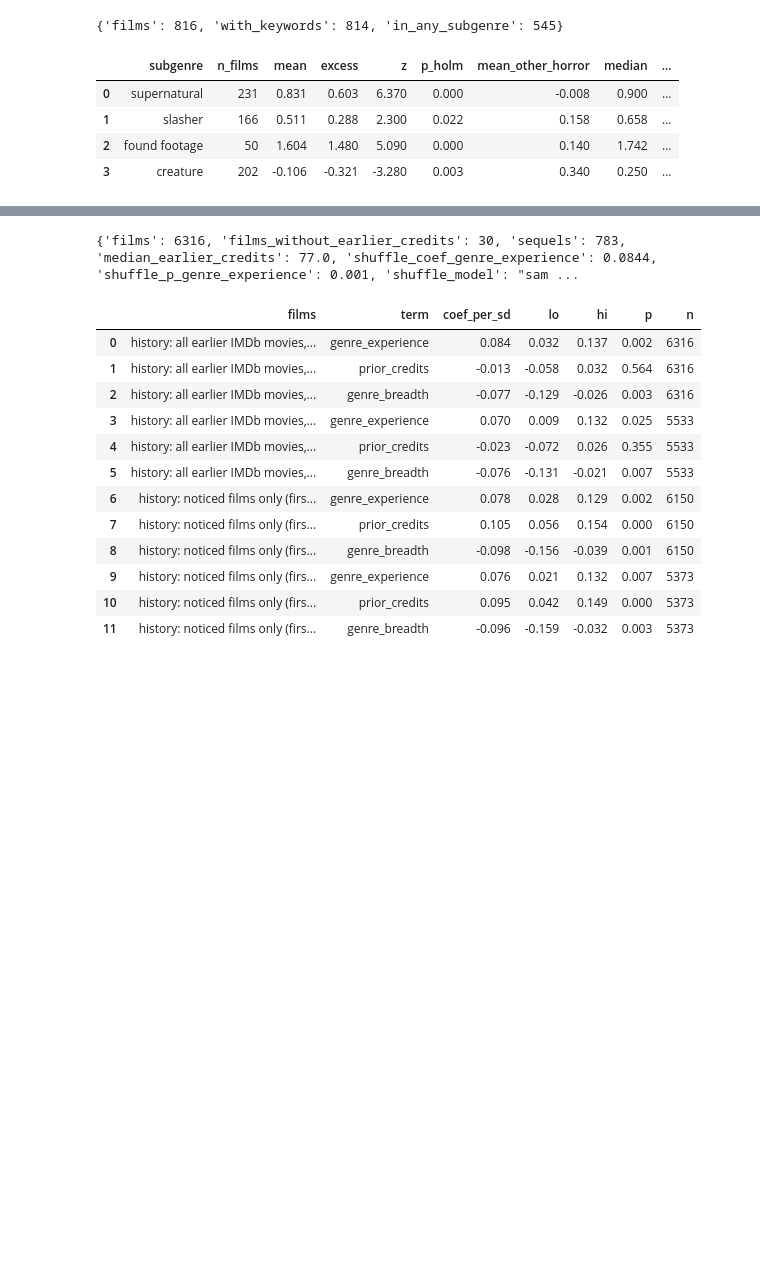
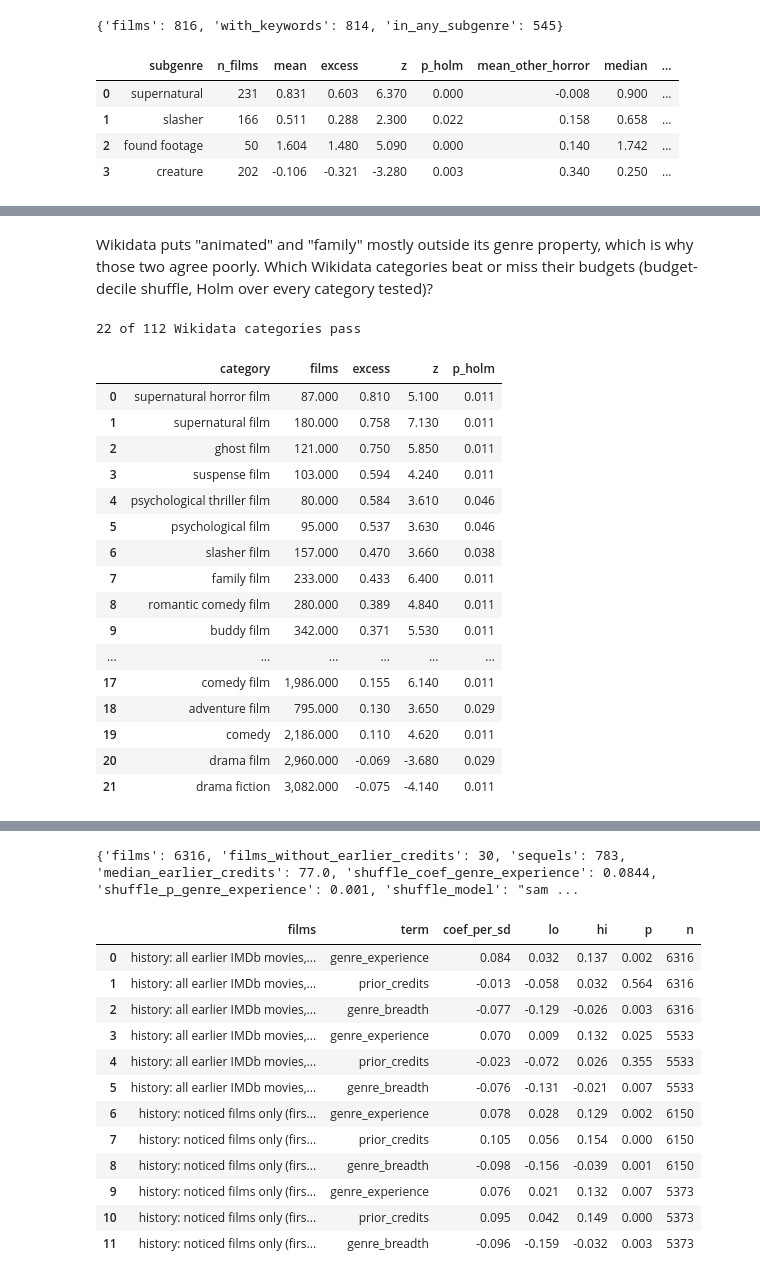
Before and after one commit to angelabuxo/IMDb-movie-success, a Jupyter notebook: notebooks/q1_genre.ipynb, the cells around one changed output, grey strips where cells are left out. Drawn from its saved outputs; the diff is of its cells as text; code cells hidden in the pictures; blank space fills up the shorter version.

```diff
--- a/notebooks/q1_genre.ipynb
+++ b/notebooks/q1_genre.ipynb
@@ -654,0 +693,26 @@ pd.read_csv(TM / "horror_subgenres.csv").drop(columns="run")
+# %% [markdown]
+Wikidata puts "animated" and "family" mostly outside its genre property, which is why those two agree poorly. Which
+Wikidata categories beat or miss their budgets (budget-decile shuffle, Holm over every category tested)?
+# %%
+wt = pd.read_csv(CAT / "wikidata_genre_tests.csv")
+print(f"{(wt['p_holm'] < .05).sum()} of {len(wt)} Wikidata categories pass")
+wt[wt["p_holm"] < .05].sort_values("excess", ascending=False)[["category", "films", "excess", "z", "p_holm"]].reset_index(drop=True)
+# %% [output]
+22 of 112 Wikidata categories pass
+|  | category | films | excess | z | p_holm |
+| 0 | supernatural horror film | 87.000 | 0.810 | 5.100 | 0.011 |
+| 1 | supernatural film | 180.000 | 0.758 | 7.130 | 0.011 |
+| 2 | ghost film | 121.000 | 0.750 | 5.850 | 0.011 |
+| 3 | suspense film | 103.000 | 0.594 | 4.240 | 0.011 |
+| 4 | psychological thriller film | 80.000 | 0.584 | 3.610 | 0.046 |
+| 5 | psychological film | 95.000 | 0.537 | 3.630 | 0.046 |
+| 6 | slasher film | 157.000 | 0.470 | 3.660 | 0.038 |
+| 7 | family film | 233.000 | 0.433 | 6.400 | 0.011 |
+| 8 | romantic comedy film | 280.000 | 0.389 | 4.840 | 0.011 |
+| 9 | buddy film | 342.000 | 0.371 | 5.530 | 0.011 |
+| ... | ... | ... | ... | ... | ... |
+| 17 | comedy film | 1,986.000 | 0.155 | 6.140 | 0.011 |
+| 18 | adventure film | 795.000 | 0.130 | 3.650 | 0.029 |
+| 19 | comedy | 2,186.000 | 0.110 | 4.620 | 0.011 |
+| 20 | drama film | 2,960.000 | -0.069 | -3.680 | 0.029 |
+| 21 | drama fiction | 3,082.000 | -0.075 | -4.140 | 0.011 |
```
Also changed, not shown: parts of 20 cells of this notebook, 15 other files.
